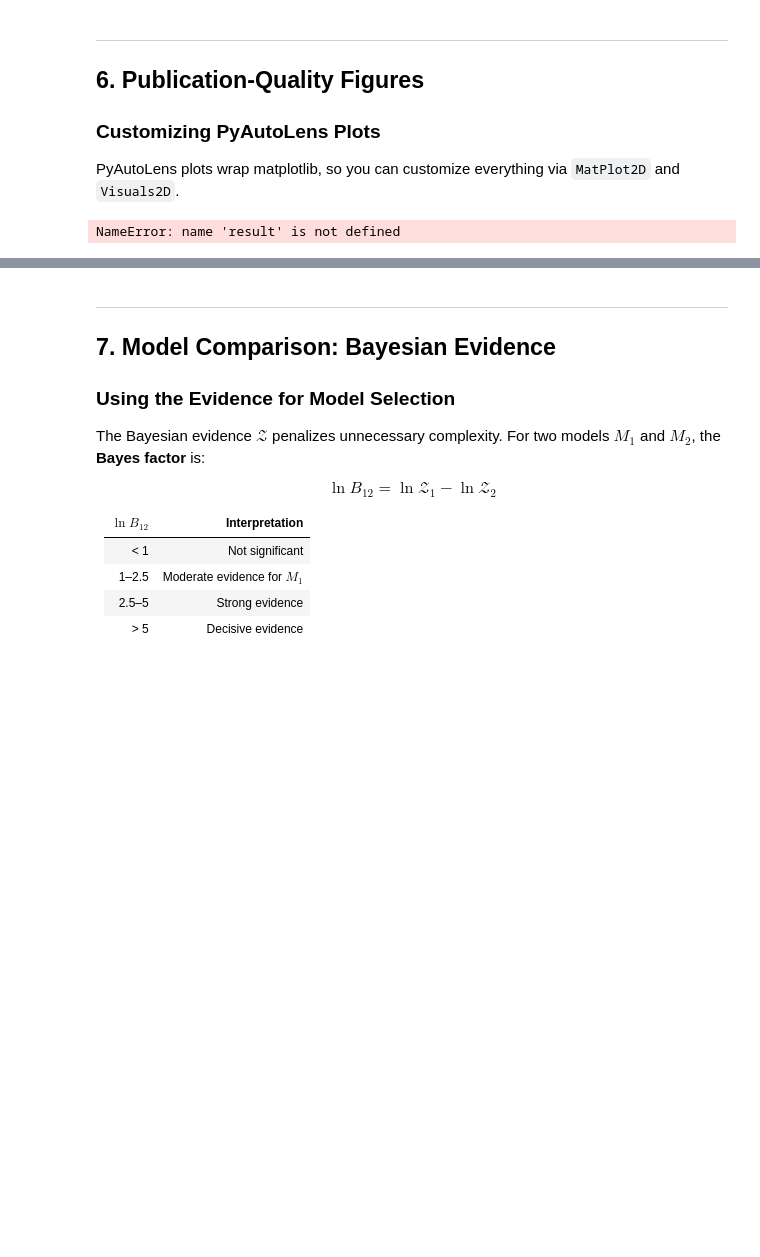
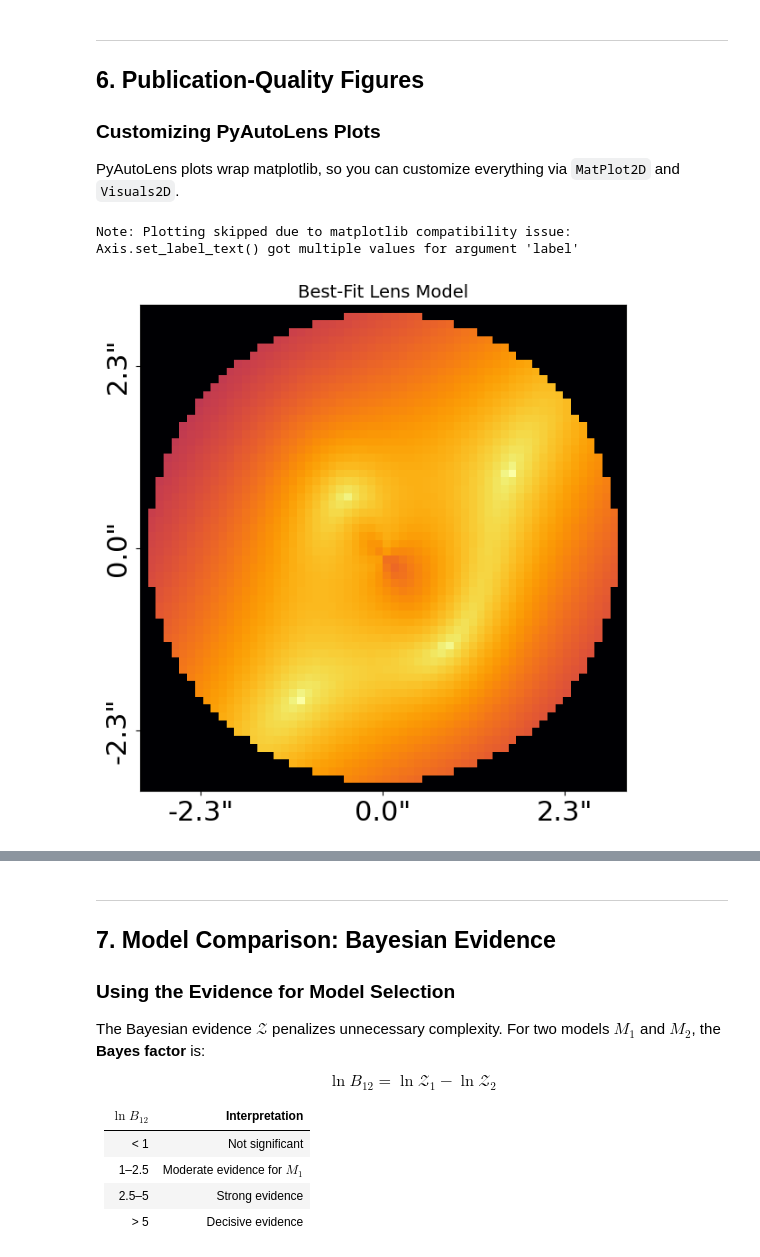
Before and after one commit to rodelcr/Learning_to_Autolens, a Jupyter notebook: Solutions/08_results_diagnostics_figures_SOLVED.ipynb, the cells around one changed output, grey strips where cells are left out. Drawn from its saved outputs; the diff is of its cells as text; code cells hidden in the pictures; blank space fills up the shorter version.

```diff
--- a/Solutions/08_results_diagnostics_figures_SOLVED.ipynb
+++ b/Solutions/08_results_diagnostics_figures_SOLVED.ipynb
@@ -271,28 +326,35 @@ PyAutoLens plots wrap matplotlib, so you can customize everything via
 # %%
 # ============================================================
 # PUBLICATION-QUALITY FIGURE
 # ============================================================
 # Customize colors, labels, and layout for a journal figure.
 # TODO: Adjust for your specific paper's style guide.
 # ============================================================
 
 mat_plot = aplt.MatPlot2D(
     title=aplt.Title(label="Best-Fit Lens Model", fontsize=14),
     ylabel=aplt.YLabel(label="y [arcsec]"),
     xlabel=aplt.XLabel(label="x [arcsec]"),
     cmap=aplt.Cmap(cmap="inferno"),
     colorbar=aplt.Colorbar(label="Surface Brightness"),
     # output=aplt.Output(path="figures/", format="pdf"),  # Uncomment to save
 )
 
 tracer_plotter = aplt.TracerPlotter(
     tracer=result.max_log_likelihood_tracer,
     grid=result.grids.lp,
     mat_plot_2d=mat_plot,
 )
-tracer_plotter.figures_2d(image=True)
+try:
+    tracer_plotter.figures_2d(image=True)
+except TypeError as e:
+    if "set_label_text" in str(e):
+        print(f"Note: Plotting skipped due to matplotlib compatibility issue: {e}")
+    else:
+        raise
 # %% [output]
-NameError: name 'result' is not defined
+Note: Plotting skipped due to matplotlib compatibility issue: Axis.set_label_text() got multiple values for argument 'label'
+[figure, added]
 # %%
 # ============================================================
 # MULTI-PANEL FIGURE (data | model | residuals)
```
Also changed, not shown: parts of 11 cells of this notebook, 15 other files.
